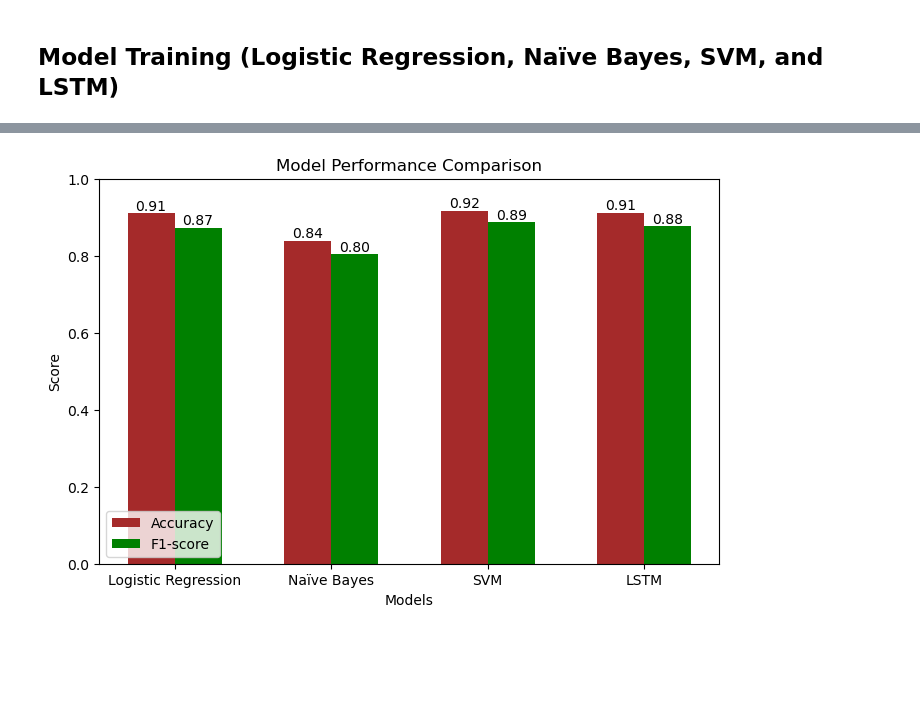
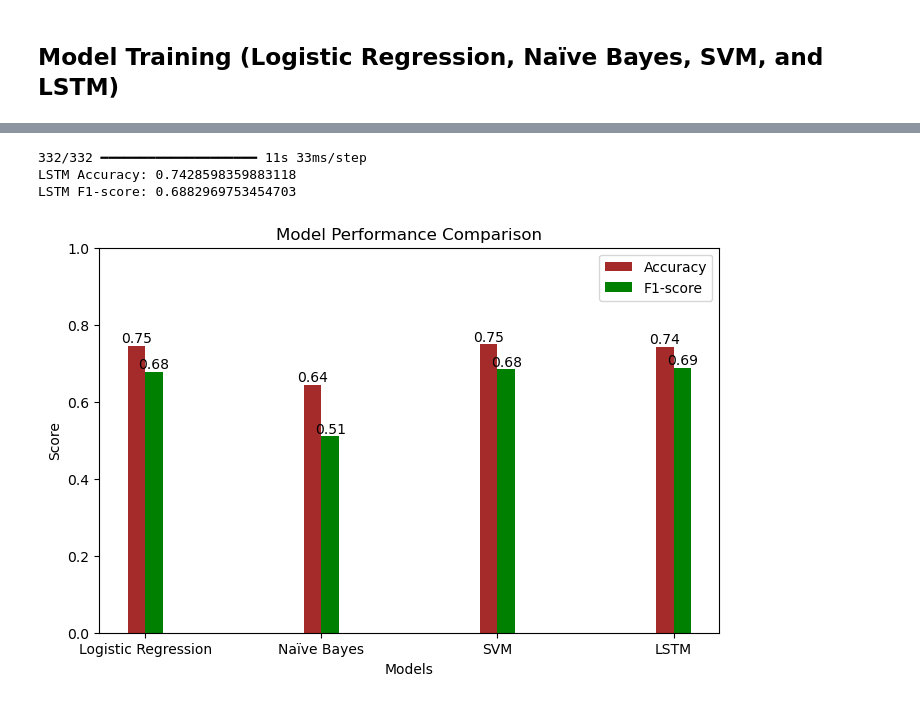
Before and after one commit to rsm-jil234/415project, a Jupyter notebook: Project.ipynb, the cells around one changed output, grey strips where cells are left out. Saved outputs shown, nothing was run; the diff lists cells and outputs as text; code cells hidden in the pictures; blank space fills up the shorter version.

```diff
--- a/Project.ipynb
+++ b/Project.ipynb
@@ -42,12 +43,26 @@ def preprocess_text(text):
 # Handle missing values in 'statement' column
 df['statement'] = df['statement'].fillna('')
 
+
 # Apply preprocessing
 df['clean_text'] = df['statement'].apply(preprocess_text)
 
-# Convert categorical labels into numeric values
-df['status'] = df['status'].map({'Normal': 0, 'Depression': 1, 'Anxiety': 2})
+status_mapping = {
+    'Normal': 0,
+    'Depression': 1,
+    'Anxiety': 2,
+    'Suicidal': 3,
+    'Stress': 4,
+    'Bipolar': 5,
+    'Personality disorder': 6
+}
 
+# Apply mapping to convert categorical labels into numeric values
+df['status'] = df['status'].map(status_mapping)
+
+# Verify if any unmapped values exist
+if df['status'].isnull().sum() > 0:
+    print("Warning: Some values in 'status' were not mapped correctly")
 
 print("Data preprocessing completed!")
 # %% [output]
@@ -159,7 +181,7 @@ model = Sequential([
     Dropout(0.5),
     LSTM(64),
     Dense(64, activation='relu'),
-    Dense(3, activation='softmax')
+    Dense(7, activation='softmax')
 ])
 
 model.compile(loss='sparse_categorical_crossentropy', optimizer='adam', metrics=['accuracy'])
@@ -261,3 +198,14 @@ ReduceLROnPlateau was triggered in Epoch 9, meaning the learning rate slowed dow
+# %%
+from tensorflow.keras.models import load_model
+model_lstm = load_model("lstm_model.keras")
+# Evaluate LSTM Model
+y_pred_lstm = model_lstm.predict(X_test_pad).argmax(axis=1)
+print("LSTM Accuracy:", accuracy_score(y_test, y_pred_lstm))
+print("LSTM F1-score:", f1_score(y_test, y_pred_lstm, average='macro'))
+# %% [output]
+332/332 ━━━━━━━━━━━━━━━━━━━━ 11s 33ms/step
+LSTM Accuracy: 0.7428598359883118
+LSTM F1-score: 0.6882969753454703
 # %%
 import matplotlib.pyplot as plt
 import numpy as np
@@ -270,38 +218,38 @@ accuracy_scores = [
     accuracy_score(y_test, y_pred_lr),  # Logistic Regression
     accuracy_score(y_test, y_pred_nb),  # Naïve Bayes
     accuracy_score(y_test, y_pred_svm),  # SVM
-    accuracy_score(y_test, y_pred_lstm_updated)  # LSTM
+    accuracy_score(y_test, y_pred_lstm)  # LSTM
 ]
 
 f1_scores = [
     f1_score(y_test, y_pred_lr, average='macro'),
     f1_score(y_test, y_pred_nb, average='macro'),
     f1_score(y_test, y_pred_svm, average='macro'),
-    f1_score(y_test, y_pred_lstm_updated, average='macro')
+    f1_score(y_test, y_pred_lstm, average='macro')
 ]
 
 # Plotting the results
 x = np.arange(len(models))
-width = 0.3  # Bar width
+width = 0.1  # Bar width
 
 fig, ax = plt.subplots(figsize=(8,5))
 rects1 = ax.bar(x - width/2, accuracy_scores, width, label='Accuracy', color='brown')
 rects2 = ax.bar(x + width/2, f1_scores, width, label='F1-score', color='green')
 
 # Labels and title
 ax.set_xlabel("Models")
 ax.set_ylabel("Score")
 ax.set_title("Model Performance Comparison")
 ax.set_xticks(x)
 ax.set_xticklabels(models)
 ax.legend()
 
 # Show values on bars
 for rect in rects1 + rects2:
     height = rect.get_height()
     ax.text(rect.get_x() + rect.get_width()/2, height, f'{height:.2f}', ha='center', va='bottom')
 
 plt.ylim(0, 1)  # Keep scale between 0-1
 plt.show()
 # %% [output]
-[figure, old version]
+[figure, new version]
```
Also changed, not shown: parts of 7 cells of this notebook.
